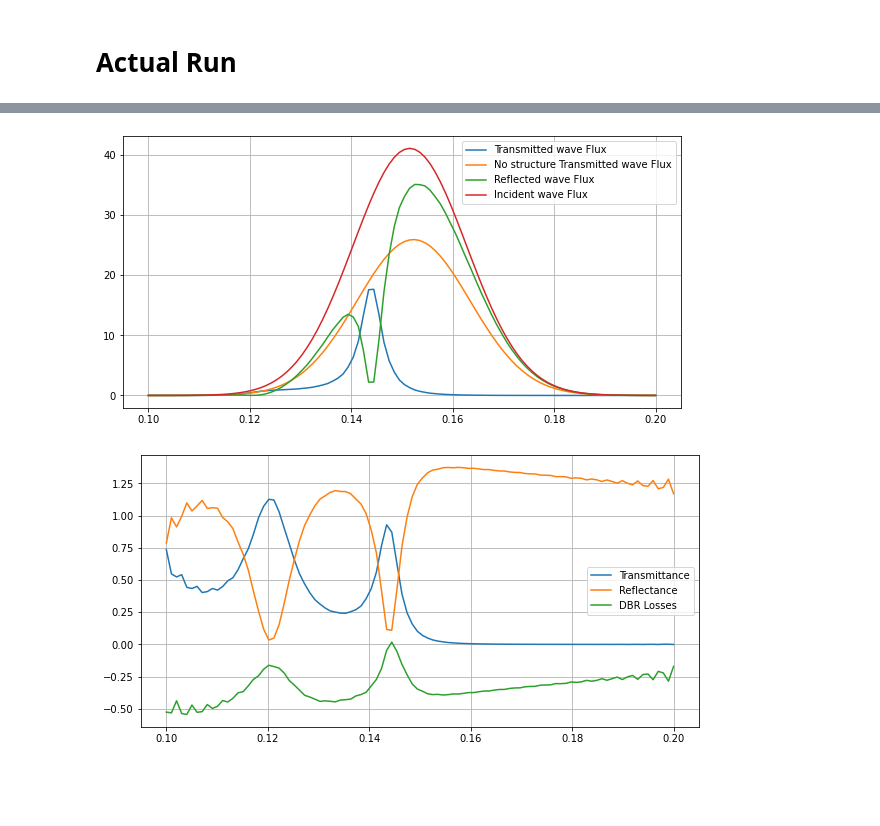
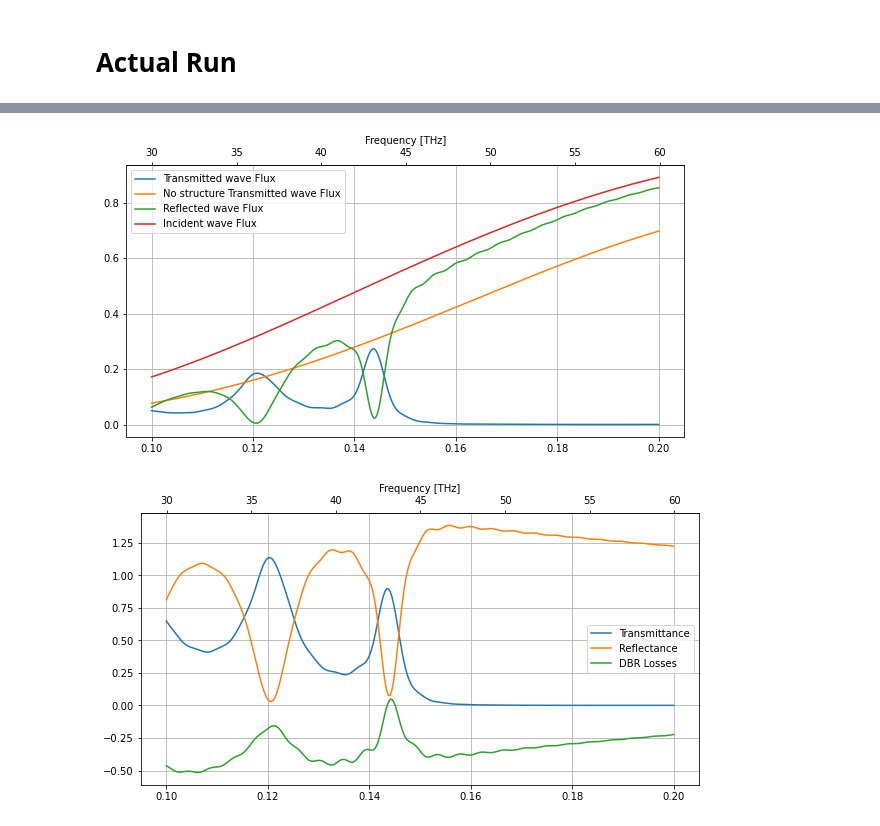
Before and after one commit to leonardocattarin/LabAdvPhotonicsMeep, a Jupyter notebook: Bragg_Reflector/Bragg_Reflector.ipynb, the cells around one changed output, grey strips where cells are left out. Saved outputs shown, nothing was run; the diff lists cells and outputs as text; code cells hidden in the pictures; blank space fills up the shorter version.

```diff
--- a/Bragg_Reflector/Bragg_Reflector.ipynb
+++ b/Bragg_Reflector/Bragg_Reflector.ipynb
@@ -127,7 +128,7 @@ mon_2_x = bragg_width/2 + 2
 mon_2_h = sy - 2*pml_thickness
 
 #number of sampling points in frequency for fourier transform of fields accumulated
-N_freq = 100
+N_freq = 300
 
 #central frequency
 f_mon_central = f_central
@@ -145,7 +146,7 @@ No DBR
 
 #define sources
 #gaussian pulse with f_central and df
-sources = [mp.Source(mp.GaussianSource(frequency=f_central, fwidth=df),
+sources = [mp.Source(mp.GaussianSource(frequency=f_central, fwidth=df*8),
                      component=mp.Ez,
                      center=mp.Vector3(source_x, source_y),
                      size=mp.Vector3(0, source_width))]
@@ -216,6 +215,20 @@ flux_freqs = mp.get_flux_freqs(tran)
 plt.plot(flux_freqs, norm_inc_flux, label="Incident wave Flux")
 plt.plot(flux_freqs, norm_tran_flux, label="Transmitted wave Flux")
 
+plt.xlabel("Frequency [meep units]")
+
+ax = plt.gca()
+
+def MU2THz(x):
+    return x *freq_unit*1e-12
+
+
+def THz2MU(x):
+    return x /(freq_unit*1e-12)
+
+secax = ax.secondary_xaxis('top', functions=(MU2THz, THz2MU))
+secax.set_xlabel('Frequency [THz]')
+
 plt.legend()
 plt.grid()
 # %% [output]
@@ -239,7 +252,7 @@ for ii in range(N_layers):
                      material=mp.Medium(index=n_2)))
 
 #define sources
-sources = [mp.Source(mp.GaussianSource(frequency=f_central, fwidth=df),
+sources = [mp.Source(mp.GaussianSource(frequency=f_central, fwidth=df*8),
                      component=mp.Ez,
                      center=mp.Vector3(source_x, 0),
                      size=mp.Vector3(0, source_width))]
@@ -337,15 +346,27 @@ flux_freqs = np.array(mp.get_flux_freqs(refl))
 # %%
 plt.plot(flux_freqs, bragg_tran_flux, label="Transmitted wave Flux")
 plt.plot(flux_freqs, norm_tran_flux, label="No structure Transmitted wave Flux")
 
 plt.plot(flux_freqs, bragg_refl_flux, label="Reflected wave Flux")
 
 plt.plot(flux_freqs, norm_inc_flux, label="Incident wave Flux")
 
+ax = plt.gca()
+
+def MU2THz(x):
+    return x *freq_unit*1e-12
+
+
+def THz2MU(x):
+    return x /(freq_unit*1e-12)
+
+secax = ax.secondary_xaxis('top', functions=(MU2THz, THz2MU))
+secax.set_xlabel('Frequency [THz]')
+
 plt.legend()
 plt.grid()
 # %% [output]
-[figure, old version]
+[figure, new version]
 # %%
 # Transmittance and reflectance
 
@@ -359,7 +380,19 @@ plt.plot(flux_freqs, T, label="Transmittance")
 plt.plot(flux_freqs, R, label="Reflectance")
 plt.plot(flux_freqs, Losses, label="DBR Losses")
 
+ax = plt.gca()
+
+def MU2THz(x):
+    return x *freq_unit*1e-12
+
+
+def THz2MU(x):
+    return x /(freq_unit*1e-12)
+
+secax = ax.secondary_xaxis('top', functions=(MU2THz, THz2MU))
+secax.set_xlabel('Frequency [THz]')
+
 plt.legend()
 plt.grid()
 # %% [output]
-[figure, old version]
+[figure, new version]
```
Also changed, not shown: parts of 5 cells of this notebook, 2 other files.
